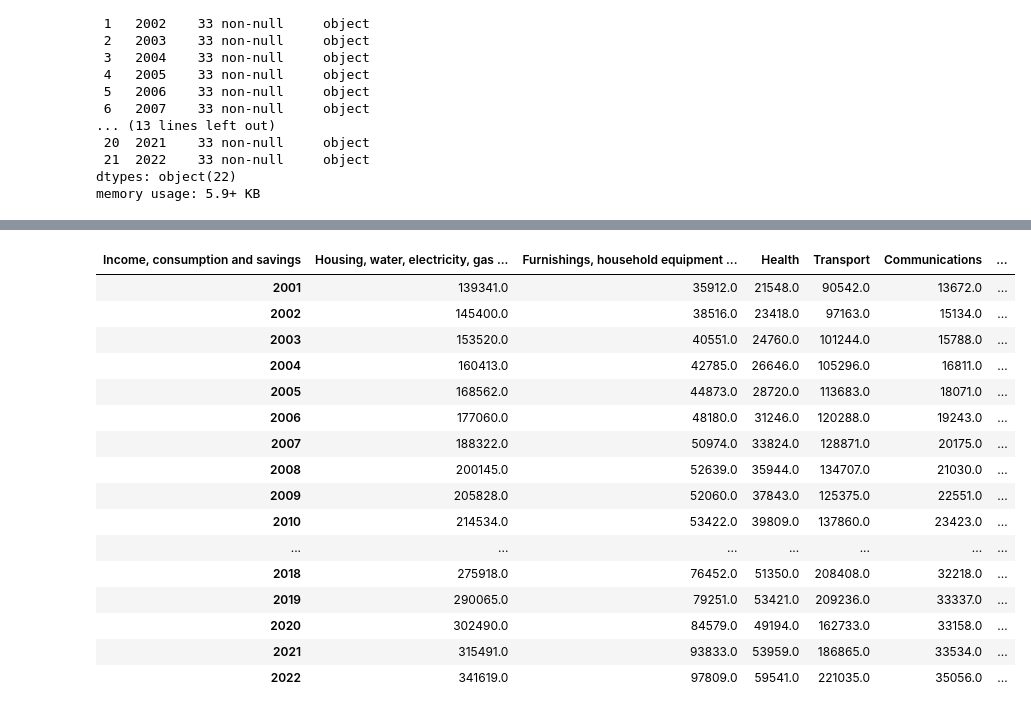
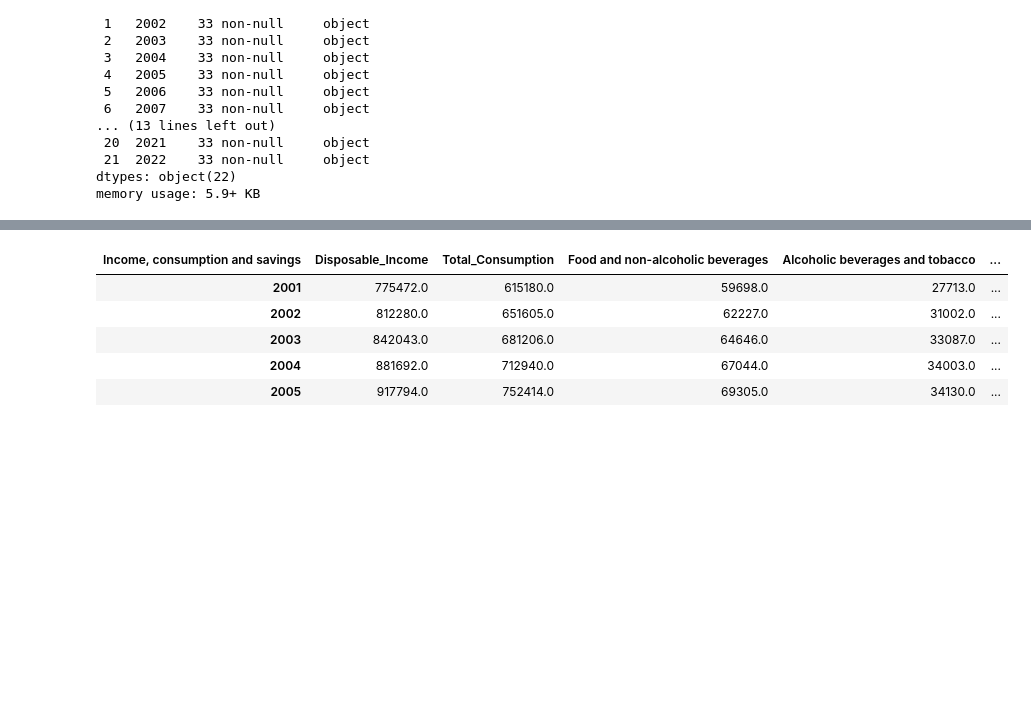
Before and after one commit to Sahib0096/Project-1-Group-3-, a Jupyter notebook: Project 1 A.ipynb, the cells around one changed output, grey strips where cells are left out. Saved outputs shown, nothing was run; the diff lists cells and outputs as text; code cells hidden in the pictures; blank space fills up the shorter version.

```diff
--- a/Project 1 A.ipynb
+++ b/Project 1 A.ipynb
@@ -49,7 +53,7 @@ memory usage: 5.9+ KB
 # %%
 # Selecting Household Consumption and Net Savings Data from full data for Analysis
 
-consumption_df = household_df.transpose().drop(columns=['Household disposable income',
+economic_data_df = household_df.transpose().drop(columns=['Household disposable income',
                                                        'Compensation of employees',
                                                        'Net mixed income', 'Property income received',
                                                        'Less: property income paid',
@@ -59,11 +63,9 @@ consumption_df = household_df.transpose().drop(columns=['Household disposable in
                                                        'Social transfers in kind (STiK): education',
                                                         'Social transfers in kind (STiK): health',
                                                         'Social transfers in kind (STiK): other',
-                                                       'Adjusted household disposable income',
-                                                        'Household final consumption expenditure (HFCE)',
                                                        'Household actual final consumption',
                                                        'Change in pension entitlements'], axis=1)
 
 
-consumption_df
+economic_data_df.head()
 # %% [output]
@@ -91,12 +82,12 @@ def convert_to_float(value):
     return float(str(value).replace(',', ''))
 
 # Apply conversion function to each specified column
-for column in consumption_df.columns:
-    consumption_df[column] = consumption_df[column].apply(convert_to_float)
+for column in economic_data_df.columns:
+    economic_data_df[column] = economic_data_df[column].apply(convert_to_float)
 
 # Print the DataFrame with the updated columns
-display(consumption_df.head())
+display(economic_data_df.head())
 
 # Print the data types of the columns
-consumption_df.dtypes
+economic_data_df.dtypes
 # %% [output]
@@ -123,27 +116,18 @@ Miscellaneous goods and services
 Household net saving                                                                                  float64
 dtype: object
 # %%
-consumption_df['Consumer_Staples'] = consumption_df['Food and non-alcoholic beverages'] + consumption_df['Alcoholic beverages and tobacco'] + consumption_df['Clothing and footwear']
-columns_to_drop = ['Food and non-alcoholic beverages', 'Alcoholic beverages and tobacco', 'Clothing and footwear']
-consumption_df= consumption_df.drop(columns=columns_to_drop)
-# Print the DataFrame with the new 'Consumer_Staples' column and dropped columns
-consumption_df
+# Disposable Income, Total Consumption & Net Savings
+
+economic_data_df.rename(columns={'Adjusted household disposable income':'Disposable_Income',
+                               'Household final consumption expenditure (HFCE)': 'Total_Consumption',
+                               'Household net saving':'Net_Savings'}, inplace=True)
+
+economic_data_df.head()
 # %% [output]
-| Income, consumption and savings | Housing, water, electricity, gas ... | Furnishings, household equipment ... | Health | Transport | Communications | ... |
-| 2001 | 139341.0 | 35912.0 | 21548.0 | 90542.0 | 13672.0 | ... |
-| 2002 | 145400.0 | 38516.0 | 23418.0 | 97163.0 | 15134.0 | ... |
-| 2003 | 153520.0 | 40551.0 | 24760.0 | 101244.0 | 15788.0 | ... |
-| 2004 | 160413.0 | 42785.0 | 26646.0 | 105296.0 | 16811.0 | ... |
-| 2005 | 168562.0 | 44873.0 | 28720.0 | 113683.0 | 18071.0 | ... |
-| 2006 | 177060.0 | 48180.0 | 31246.0 | 120288.0 | 19243.0 | ... |
-| 2007 | 188322.0 | 50974.0 | 33824.0 | 128871.0 | 20175.0 | ... |
-| 2008 | 200145.0 | 52639.0 | 35944.0 | 134707.0 | 21030.0 | ... |
-| 2009 | 205828.0 | 52060.0 | 37843.0 | 125375.0 | 22551.0 | ... |
-| 2010 | 214534.0 | 53422.0 | 39809.0 | 137860.0 | 23423.0 | ... |
-| ... | ... | ... | ... | ... | ... | ... |
-| 2018 | 275918.0 | 76452.0 | 51350.0 | 208408.0 | 32218.0 | ... |
-| 2019 | 290065.0 | 79251.0 | 53421.0 | 209236.0 | 33337.0 | ... |
-| 2020 | 302490.0 | 84579.0 | 49194.0 | 162733.0 | 33158.0 | ... |
-| 2021 | 315491.0 | 93833.0 | 53959.0 | 186865.0 | 33534.0 | ... |
-| 2022 | 341619.0 | 97809.0 | 59541.0 | 221035.0 | 35056.0 | ... |
+| Income, consumption and savings | Disposable_Income | Total_Consumption | Food and non-alcoholic beverages | Alcoholic beverages and tobacco | ... |
+| 2001 | 775472.0 | 615180.0 | 59698.0 | 27713.0 | ... |
+| 2002 | 812280.0 | 651605.0 | 62227.0 | 31002.0 | ... |
+| 2003 | 842043.0 | 681206.0 | 64646.0 | 33087.0 | ... |
+| 2004 | 881692.0 | 712940.0 | 67044.0 | 34003.0 | ... |
+| 2005 | 917794.0 | 752414.0 | 69305.0 | 34130.0 | ... |
 # %%
```
Also changed, not shown: parts of 16 cells of this notebook, 3 other files.
